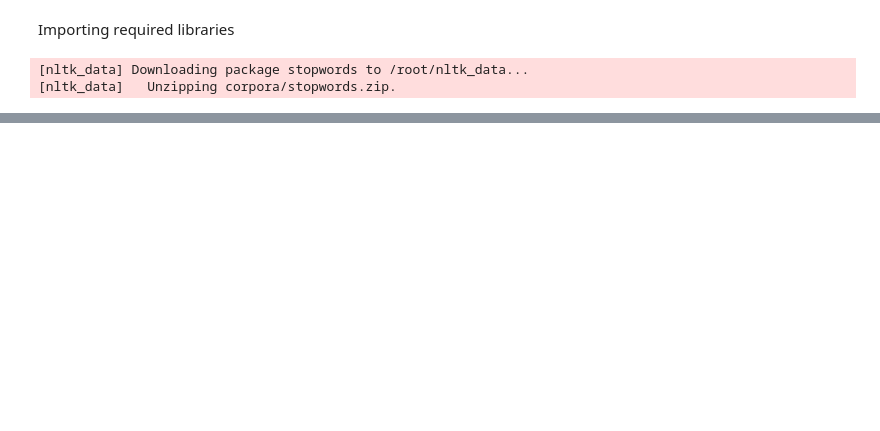
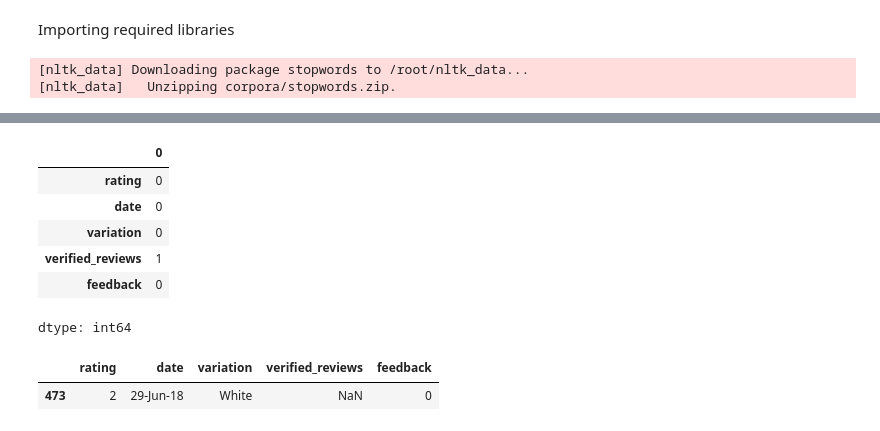
Before and after one commit to Ashishjoshi794/Amazon-Alexa-Review, a Jupyter notebook: Amazon_Alexa_Review.ipynb, the cells around one changed output, grey strips where cells are left out. Drawn from its saved outputs; the diff is of its cells as text; code cells hidden in the pictures; blank space fills up the shorter version.

```diff
--- a/Amazon_Alexa_Review.ipynb
+++ b/Amazon_Alexa_Review.ipynb
@@ -32,0 +76,19 @@ import re
+# %%
+#Check for null values
+
+data.isnull().sum()
+# %% [output]
+|  | 0 |
+| rating | 0 |
+| date | 0 |
+| variation | 0 |
+| verified_reviews | 1 |
+| feedback | 0 |
+dtype: int64
+# %%
+#Getting the record where 'verified_reviews' is null
+
+data[data['verified_reviews'].isna() == True]
+# %% [output]
+|  | rating | date | variation | verified_reviews | feedback |
+| 473 | 2 | 29-Jun-18 | White | NaN | 0 |
```
Also changed, not shown: parts of 10 cells of this notebook.
